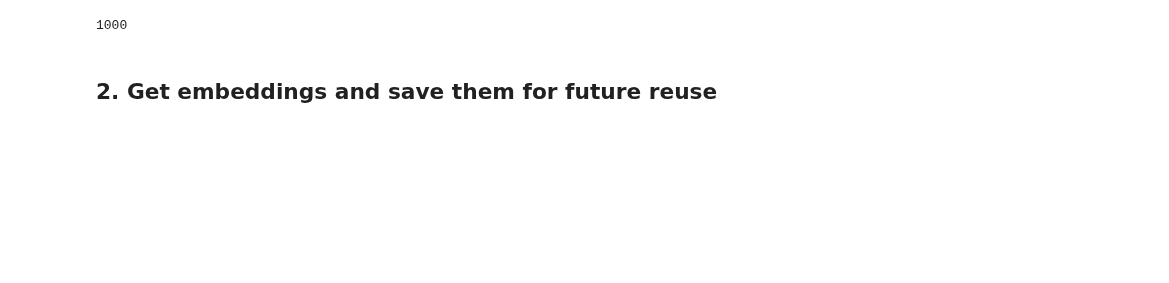
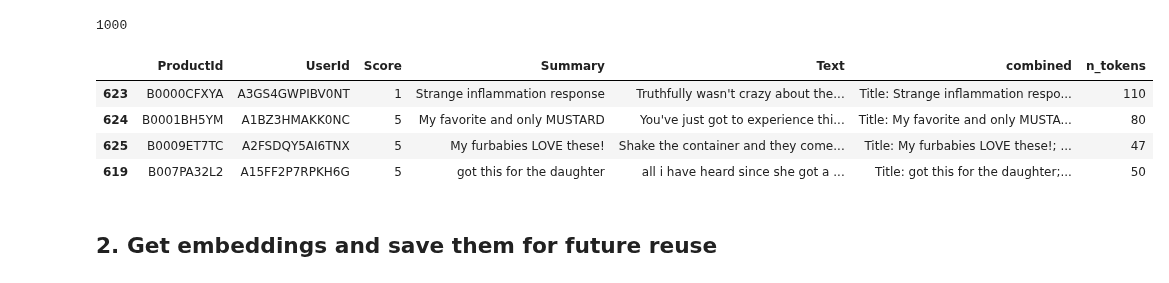
Before and after one commit to JSJeong-me/AI-Innovation-2024, a Jupyter notebook: NLP/4-3-Amazon_embeddings_from_dataset.ipynb, the cells around one changed output. Drawn from its saved outputs; the diff is of its cells as text; code cells hidden in the pictures; blank space fills up the shorter version.

```diff
--- a/NLP/4-3-Amazon_embeddings_from_dataset.ipynb
+++ b/NLP/4-3-Amazon_embeddings_from_dataset.ipynb
@@ -78,4 +81,7 @@ from utils.embeddings_utils import get_embedding
 embedding_model = "text-embedding-3-small"
 embedding_encoding = "cl100k_base"
 max_tokens = 8000  # the maximum for text-embedding-3-small is 8191
+# %%
+# load & inspect dataset
+input_datapath = "./fine_food_reviews_1k.csv"  # to save space, we provide a pre-filtered dataset
 # %%
@@ -106,6 +111,14 @@ df = df[df.n_tokens <= max_tokens].tail(top_n)
 len(df)
 # %% [output]
 1000
+# %%
+df.iloc[995:-1]
+# %% [output]
+|  | ProductId | UserId | Score | Summary | Text | combined | n_tokens |
+| 623 | B0000CFXYA | A3GS4GWPIBV0NT | 1 | Strange inflammation response | Truthfully wasn't crazy about the... | Title: Strange inflammation respo... | 110 |
+| 624 | B0001BH5YM | A1BZ3HMAKK0NC | 5 | My favorite and only MUSTARD | You've just got to experience thi... | Title: My favorite and only MUSTA... | 80 |
+| 625 | B0009ET7TC | A2FSDQY5AI6TNX | 5 | My furbabies LOVE these! | Shake the container and they come... | Title: My furbabies LOVE these!; ... | 47 |
+| 619 | B007PA32L2 | A15FF2P7RPKH6G | 5 | got this for the daughter | all i have heard since she got a ... | Title: got this for the daughter;... | 50 |
 # %% [markdown]
 ## 2. Get embeddings and save them for future reuse
 # %%
```
Also changed, not shown: parts of 5 cells of this notebook.
